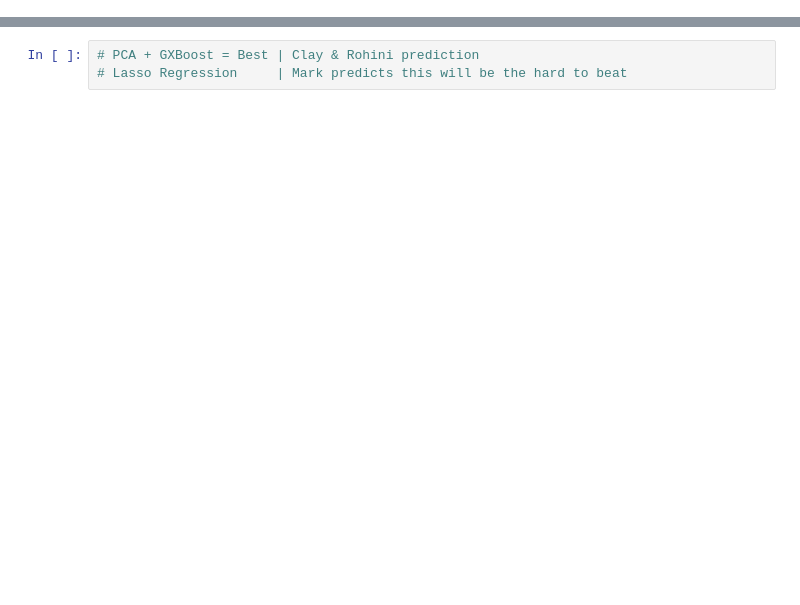
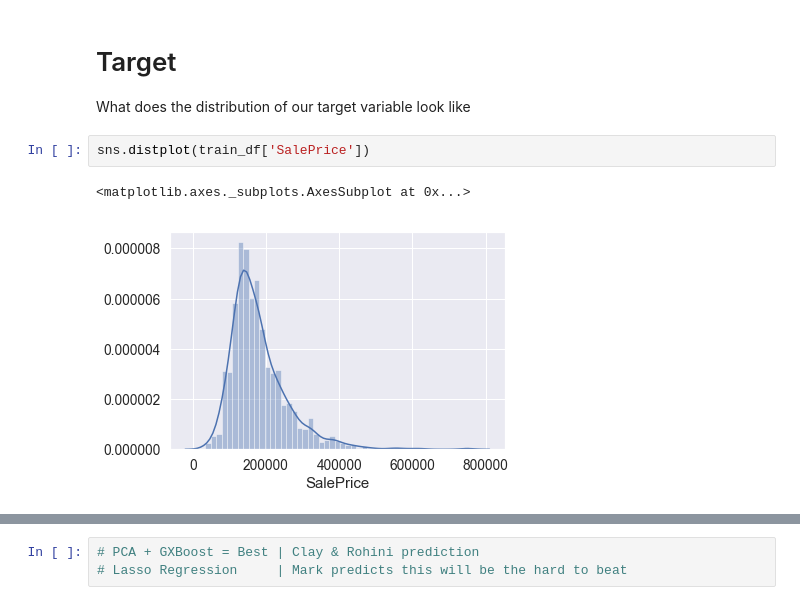
Before and after one commit to cgleach/w207_home_price_predictions_grp1, a Jupyter notebook: price_predictions_group1.ipynb, the cells around one changed output, grey strips where cells are left out. Drawn from its saved outputs; the diff is of its cells as text; blank space fills up the shorter version.

```diff
--- a/price_predictions_group1.ipynb
+++ b/price_predictions_group1.ipynb
@@ -153,0 +51,9 @@ Models:
+# %% [markdown]
+# Target
+
+What does the distribution of our target variable look like
+# %%
+sns.distplot(train_df['SalePrice'])
+# %% [output]
+<matplotlib.axes._subplots.AxesSubplot at 0x...>
+[figure, added]
```
Also changed, not shown: parts of 47 cells of this notebook.
